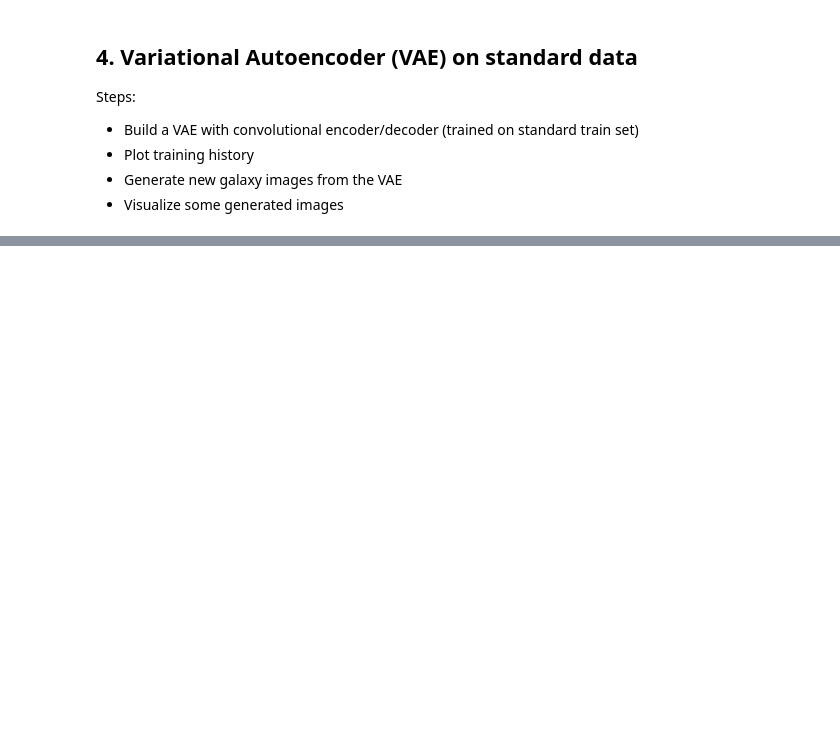
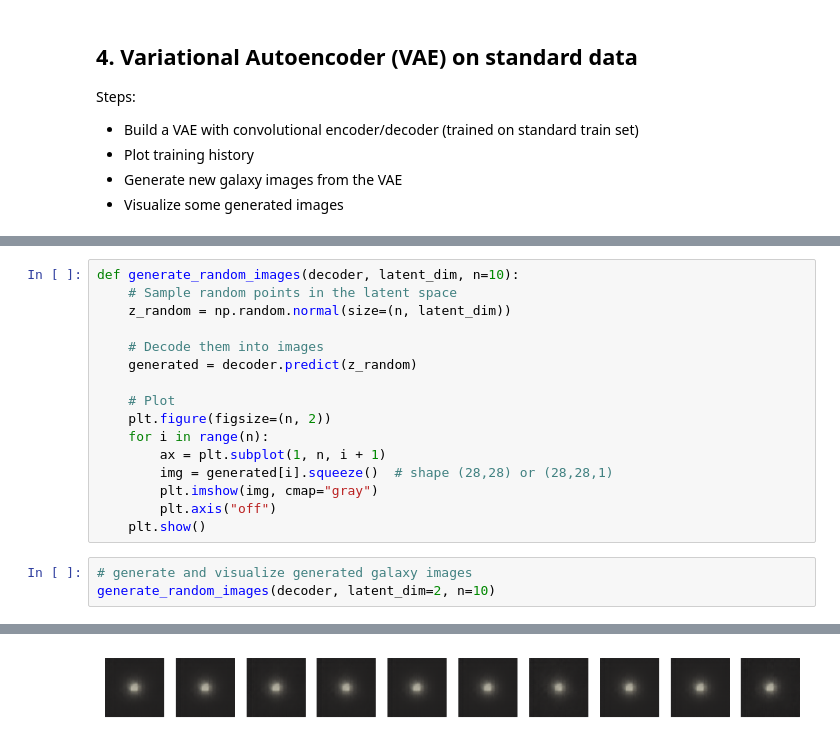
Before and after one commit to budermike/intro_applied_dl_phy_466, a Jupyter notebook: ExamAssignment.ipynb, the cells around one changed output, grey strips where cells are left out. Drawn from its saved outputs; the diff is of its cells as text; blank space fills up the shorter version.

```diff
--- a/ExamAssignment.ipynb
+++ b/ExamAssignment.ipynb
@@ -641,0 +863,20 @@ encoder_model = models.Sequential([
+# %%
+def generate_random_images(decoder, latent_dim, n=10):
+    # Sample random points in the latent space
+    z_random = np.random.normal(size=(n, latent_dim))
+
+    # Decode them into images
+    generated = decoder.predict(z_random)
+
+    # Plot
+    plt.figure(figsize=(n, 2))
+    for i in range(n):
+        ax = plt.subplot(1, n, i + 1)
+        img = generated[i].squeeze()  # shape (28,28) or (28,28,1)
+        plt.imshow(img, cmap="gray")
+        plt.axis("off")
+    plt.show()
+# %%
+# generate and visualize generated galaxy images
+generate_random_images(decoder, latent_dim=2, n=10)
+# %% [output]
@@ -641,0 +884 @@ encoder_model = models.Sequential([
+[figure, added]
```
Also changed, not shown: parts of 24 cells of this notebook.
